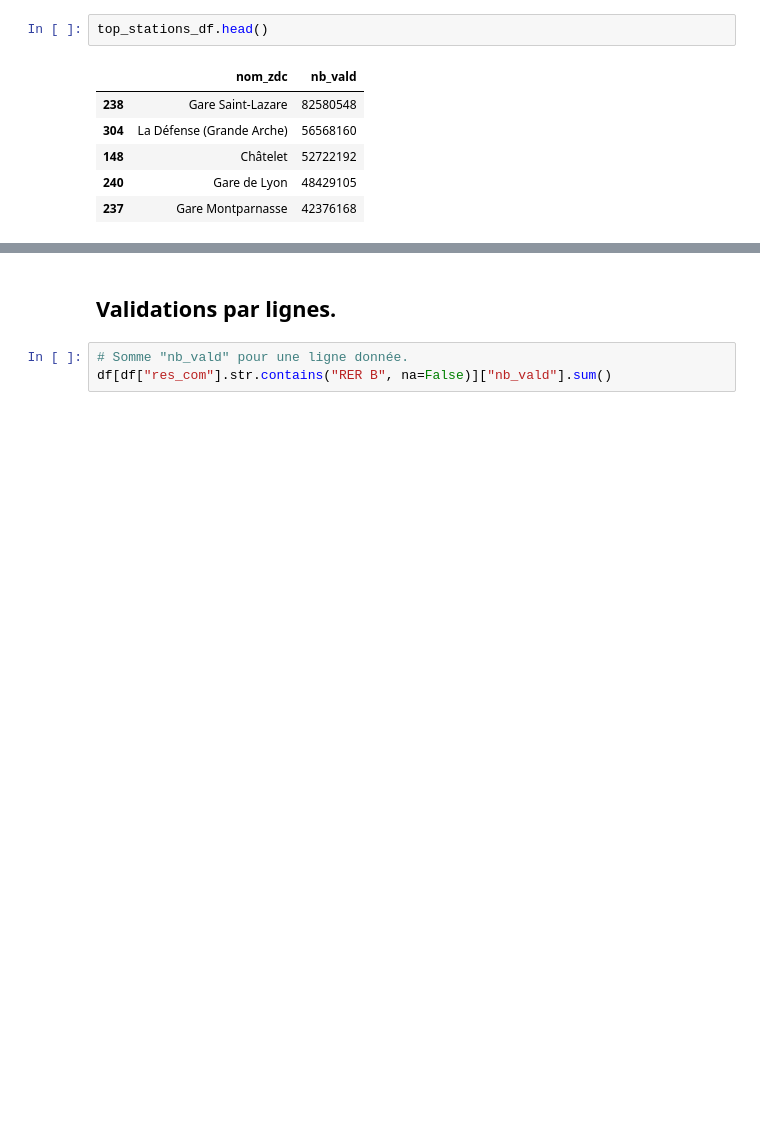
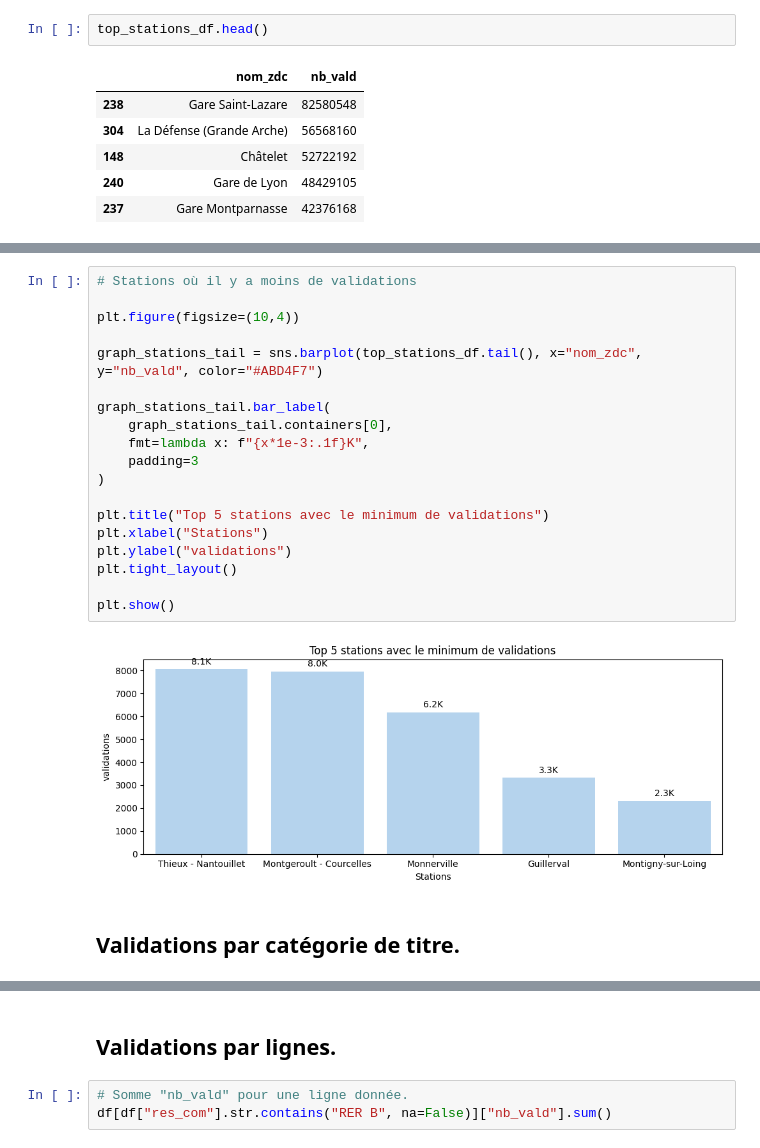
Before and after one commit to m1111111ke/idfm, a Jupyter notebook: notebooks/2_idfm_analyses.ipynb, the cells around one changed output, grey strips where cells are left out. Cells and saved outputs as stored; diff of their text form; blank space fills up the shorter version.

Commit message:
Ajout colonne nombre de lignes de transport par station + analyse validations par catégorie de titre + scatterplot correlation entre nombre de lignes et nombre de validations + top/flop stations

```diff
--- a/notebooks/2_idfm_analyses.ipynb
+++ b/notebooks/2_idfm_analyses.ipynb
@@ -94,3 +92,26 @@ plt.ylabel("validations")
 plt.show()
 # %% [output]
 [figure]
+# %%
+# Stations où il y a moins de validations
+
+plt.figure(figsize=(10,4))
+
+graph_stations_tail = sns.barplot(top_stations_df.tail(), x="nom_zdc", y="nb_vald", color="#ABD4F7")
+
+graph_stations_tail.bar_label(
+    graph_stations_tail.containers[0],
+    fmt=lambda x: f"{x*1e-3:.1f}K",
+    padding=3
+)
+
+plt.title("Top 5 stations avec le minimum de validations")
+plt.xlabel("Stations")
+plt.ylabel("validations")
+plt.tight_layout()
+
+plt.show()
+# %% [output]
+[figure, added]
+# %% [markdown]
+## Validations par catégorie de titre.
```
Also changed, not shown: parts of 11 cells of this notebook, 2 other files.
